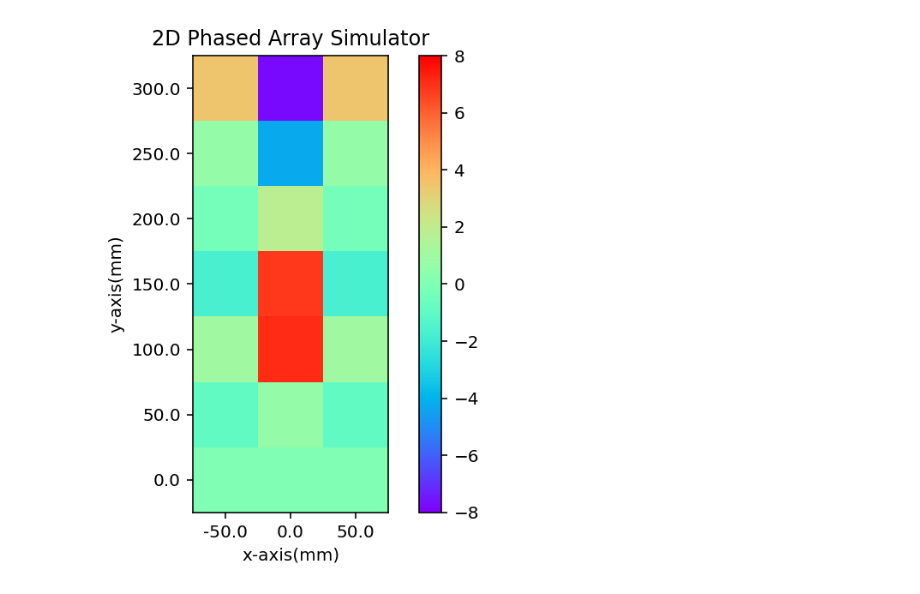
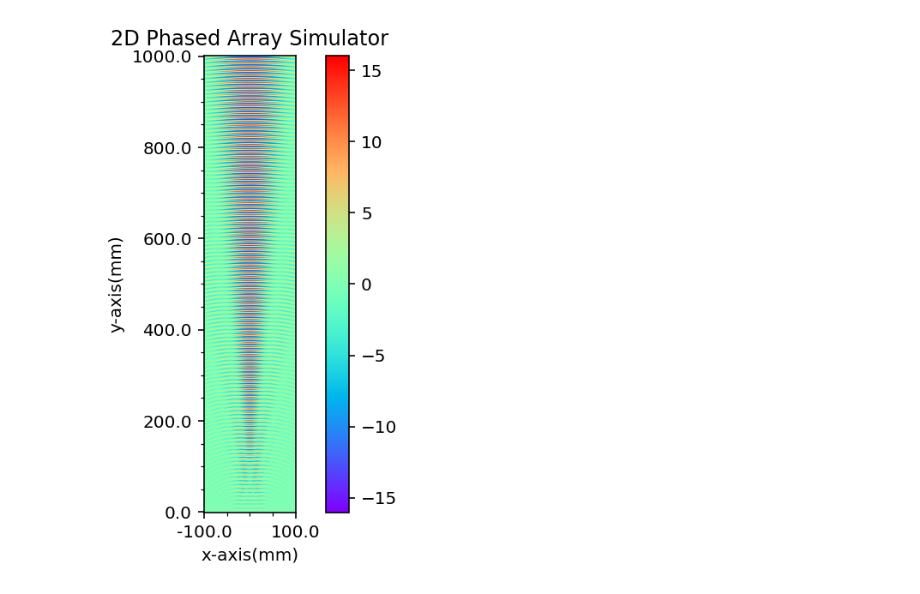
Before and after one commit to ShotaSasaki-HCU/Prog2kakushin, a Jupyter notebook: work2.ipynb, the cells around one changed output. Saved outputs shown, nothing was run; the diff lists cells and outputs as text; code cells hidden in the pictures.

Commit message:
AutoLocatorを用いて、軸目盛を自動調整とした。

```diff
--- a/work2.ipynb
+++ b/work2.ipynb
@@ -5,20 +5,21 @@
 # 2D Phased Array Simulator
 
 import numpy as np
-from matplotlib import pyplot as plt
+import matplotlib.pyplot as plt
+import matplotlib.ticker as ticker
 
-range_x_R = 50 # x軸方向レンジ右(mm)
-range_x_L = -50 # x軸方向レンジ左(mm)
-range_y_T = 300 # y軸方向レンジ上(mm)
+range_x_R = 100 # x軸方向レンジ右(mm)
+range_x_L = -100 # x軸方向レンジ左(mm)
+range_y_T = 1000 # y軸方向レンジ上(mm)
 range_y_B = 0 # y軸方向レンジ下(mm)
-calc_width = 50 # 計算幅(mm)
+calc_width = 1 # 計算幅(mm)
 
 A = 1 # 送信波の振幅
 f = 40000 # 送信波の周波数(Hz)
 t = 0.0 # 時間(s)
 v = 340.29 * 1000 # 送信波の速さ(mm/s)
 
-tr_num = 8 # 送信素子数（個）
+tr_num = 16 # 送信素子数（個）
 tr_directivity = np.deg2rad(95) # 送信素子指向性(rad)
 tr_clearance = (v / f) / 2 # 送信素子間隔(mm)
 tr_x_coord = [] # 送信素子のx座標（y座標は0で固定）
@@ -41,32 +42,40 @@ calc_y = range_y_T # 計算するy座標を初期化
 row = 0 # 行インデックス初期化
 column = 0 # 列インデックス初期化
 for num in range(0, tr_num): # 送信素子それぞれについて左端から順次計算していく。
   phase_diff = num * tr_clearance * np.sin(beam_direction - (np.pi / 2)) # 位相差
   while calc_y > (range_y_B - calc_width):
     while calc_x < (range_x_R + calc_width):
       vec = np.array([calc_x, calc_y]) - np.array([tr_x_coord[num], 0]) # (計算座標) - (送信素子の座標)
       from_tr = np.arctan2(vec[0], vec[1]) # 送信素子から見た計算座標の向き（y軸が0(rad)で、時計回りが正・反時計回りが負となる。）
       if np.abs(from_tr) <= (tr_directivity / 2): # 計算座標が送信素子の指向性の範囲に入っている場合
         sim_result[row][column] += A * np.sin(2 * np.pi * f * (t - (np.linalg.norm(vec) / v) + (phase_diff / v))) # 波の式
       calc_x += calc_width # 次の計算座標へ（x軸の正方向へ）
       column += 1
     calc_x = range_x_L # 計算するx座標を初期化
     column = 0 # 列インデックス初期化
     calc_y -= calc_width # 次の計算座標へ（y軸の負方向へ）
     row += 1
   calc_y = range_y_T # 計算するy座標を初期化
   row = 0 # 行インデックス初期化
 
+# ここからヒートマップの表示設定
 fig, ax = plt.subplots(dpi=144)
 im = ax.imshow(sim_result, cmap='rainbow', aspect='equal', vmin=-A*tr_num, vmax=A*tr_num)
+plt.colorbar(im)
+# x軸目盛りの設定
 ax.set_xticks(np.arange(0, sim_result.shape[1], 1))
 ax.set_xticklabels(np.linspace(range_x_L, range_x_L+(calc_width*(sim_result.shape[1]-1)), sim_result.shape[1]))
+ax.xaxis.set_major_locator(ticker.AutoLocator()) # 過剰に指定された目盛りを自動調整
+ax.xaxis.set_minor_locator(ticker.AutoMinorLocator()) # 副目盛りで主目盛りを自動補完
+# y軸目盛りの設定
 ax.set_yticks(np.arange(sim_result.shape[0]-1, 0-1, -1))
 ax.set_yticklabels(np.linspace(range_y_T-(calc_width*(sim_result.shape[0]-1)), range_y_T, sim_result.shape[0]))
+ax.yaxis.set_major_locator(ticker.AutoLocator()) # 過剰に指定された目盛りを自動調整
+ax.yaxis.set_minor_locator(ticker.AutoMinorLocator()) # 副目盛りで主目盛りを自動補完
+# タイトル・軸ラベルの設定
 ax.set_title('2D Phased Array Simulator')
 ax.set_xlabel('x-axis(mm)')
 ax.set_ylabel('y-axis(mm)')
-plt.colorbar(im)
 plt.show()
 # %% [output]
-[figure, old version]
+[figure, new version]
```
